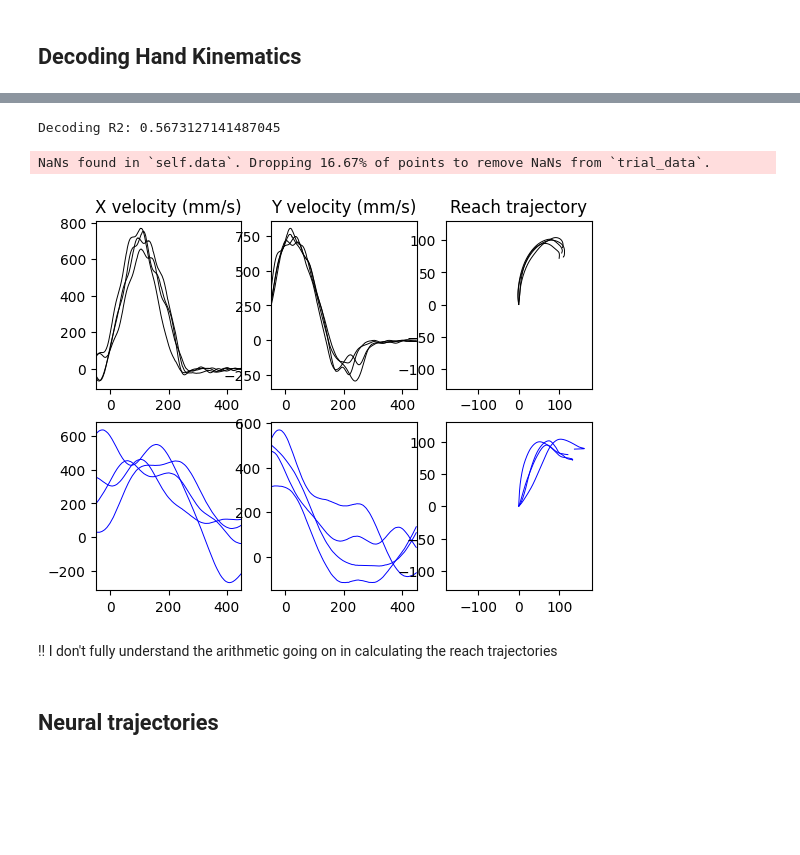
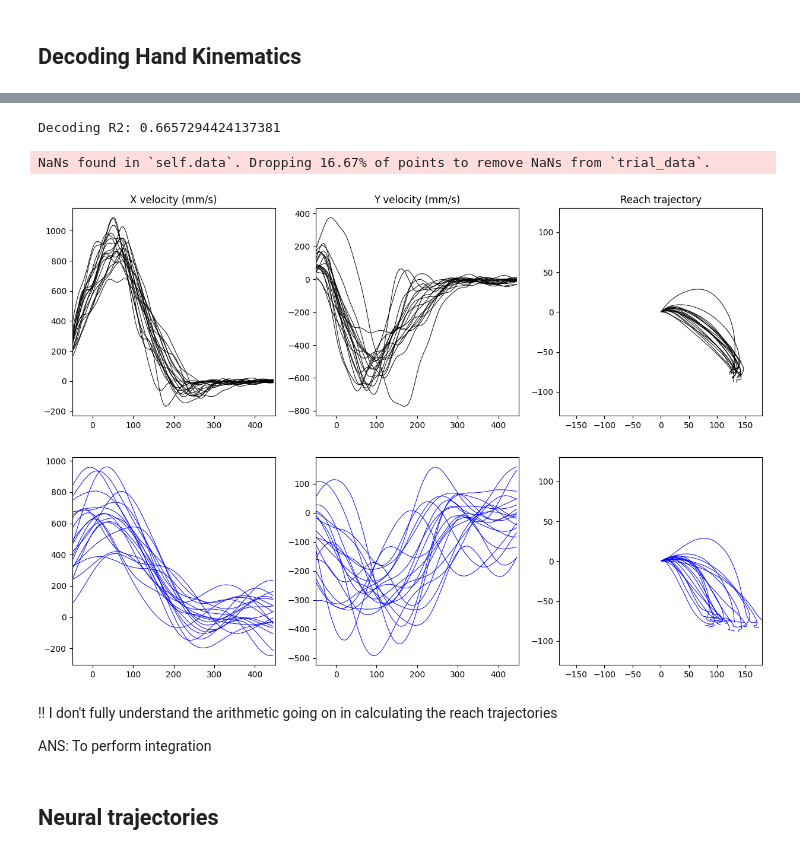
Before and after one commit to cyrilakafia/mc-mace-analysis, a Jupyter notebook: mc_maze.ipynb, the cells around one changed output, grey strips where cells are left out. Drawn from its saved outputs; the diff is of its cells as text; code cells hidden in the pictures; blank space fills up the shorter version.

Commit message:
decoding

```diff
--- a/mc_maze.ipynb
+++ b/mc_maze.ipynb
@@ -16,7 +17,8 @@ from sklearn.preprocessing import StandardScaler
 # %%
 # Load the data
 
-dataset = NWBDataset("../Data/000140/sub-Jenkins/", "*train", split_heldout=False)
+gc.collect()
+dataset = NWBDataset("../Data/000128/sub-Jenkins/", "*train", split_heldout=False)
 # %%
 # Read the data
 
@@ -170,6 +195,7 @@ dataset.smooth_spk(50, name='smth_50')
 
 # Plot random neuron
 neur_num = np.random.choice(dataset.data.spikes.columns)
+# neur_num = 2951
 
 # Find unique conditions
 conds = dataset.trial_info.set_index(['trial_type', 'trial_version']).index.unique().tolist()
@@ -180,7 +206,7 @@ for i in np.random.choice(len(conds), size=n_conds, replace=False):
     # Find trials in condition
     mask = np.all(dataset.trial_info[['trial_type', 'trial_version']] == cond, axis=1)
     # Extract trial data
-    trial_data = dataset.make_trial_data(align_field='move_onset_time', align_range=(-50, 450), ignored_trials=(~mask))
+    trial_data = dataset.make_trial_data(align_field='target_on_time', align_range=(-50, 450), ignored_trials=(~mask))
     # Average hand position across trials
     psth = trial_data.groupby('align_time')[[('spikes_smth_50', neur_num)]].mean().to_numpy() / dataset.bin_width * 1000
     # Color PSTHs by reach angle
@@ -231,7 +279,7 @@ plt.show()
 
 # Extract neural data and lagged hand velocity
 trial_data = dataset.make_trial_data(align_field='move_onset_time', align_range=(-130, 370))
-lagged_trial_data = dataset.make_trial_data(align_field='move_onset_time', align_range=(-130+addons[i], 370+addons[i]))
+lagged_trial_data = dataset.make_trial_data(align_field='move_onset_time', align_range=(-130+160, 370+160))
 rates = trial_data.spikes_smth_50.to_numpy()
 vel = lagged_trial_data.hand_vel.to_numpy()
 
@@ -245,7 +293,7 @@ print(f"Decoding R2: {gscv.best_score_}")
 pred_vel_df = pd.DataFrame(pred_vel, index=lagged_trial_data.clock_time, columns=pd.MultiIndex.from_tuples([('pred_vel', 'x'), ('pred_vel', 'y')]))
 dataset.data = pd.concat([dataset.data, pred_vel_df], axis=1)
 # %% [output]
-Decoding R2: 0.5673127141487045
+Decoding R2: 0.6657294424137381
 # %%
 # Plot predicted vs true kinematics
 
@@ -260,39 +308,45 @@ trial_data = dataset.make_trial_data(align_field = 'move_onset_time', align_rang
 # Initialized figure
 fig, axs = plt.subplots(2, 3)
 t = np.arange(-50, 450, dataset.bin_width)
+
+# fig size
+fig.set_figheight(10)
+fig.set_figwidth(15)
 
 # Loop through trials in condition
 for _, trial in trial_data.groupby('trial_id'):
     # True and predicted x velocity
     axs[0][0].plot(t, trial.hand_vel.x, linewidth=0.7, color='black')
     axs[1][0].plot(t, trial.pred_vel.x, linewidth=0.7, color='blue')
     # True and predicted y velocity
     axs[0][1].plot(t, trial.hand_vel.y, linewidth=0.7, color='black')
     axs[1][1].plot(t, trial.pred_vel.y, linewidth=0.7, color='blue')
     # True and predicted trajectories
     true_traj = np.cumsum(trial.hand_vel.to_numpy(), axis=0) * dataset.bin_width / 1000
     pred_traj = np.cumsum(trial.pred_vel.to_numpy(), axis=0) * dataset.bin_width / 1000
 
     axs[0][2].plot(true_traj[:, 0], true_traj[:, 1], linewidth=0.7, color='black')
     axs[1][2].plot(pred_traj[:, 0], true_traj[:, 1], linewidth=0.7, color='blue')
 
 # Set up shared axes
 for i in range(2):
     axs[i][0].set_xlim(-50, 450)
     axs[i][1].set_xlim(-50, 450)
     axs[i][2].set_xlim(-180, 180)
     axs[i][2].set_ylim(-130, 130)
 
 
 # Add labels
 axs[0][0].set_title('X velocity (mm/s)')
 axs[0][1].set_title('Y velocity (mm/s)')
 axs[0][2].set_title('Reach trajectory')
 plt.show()
 # %% [output]
 NaNs found in `self.data`. Dropping 16.67% of points to remove NaNs from `trial_data`.
-[figure, old version]
+[figure, new version]
 # %% [markdown]
 !! I don't fully understand the arithmetic going on in calculating the reach trajectories
+
+ANS: To perform integration
 # %% [markdown]
 ## Neural trajectories
```
Also changed, not shown: parts of 24 cells of this notebook.
